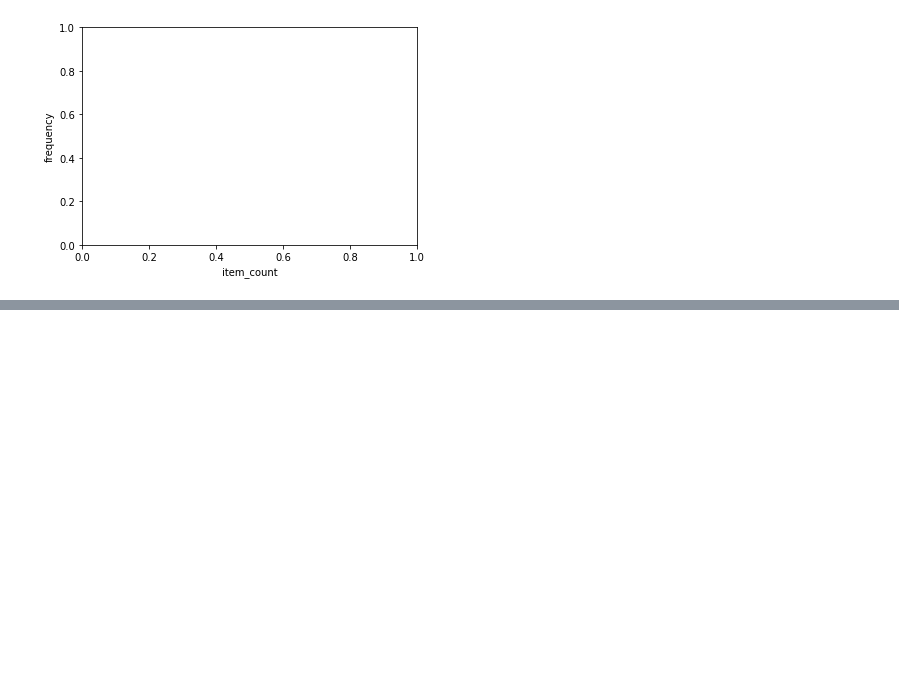
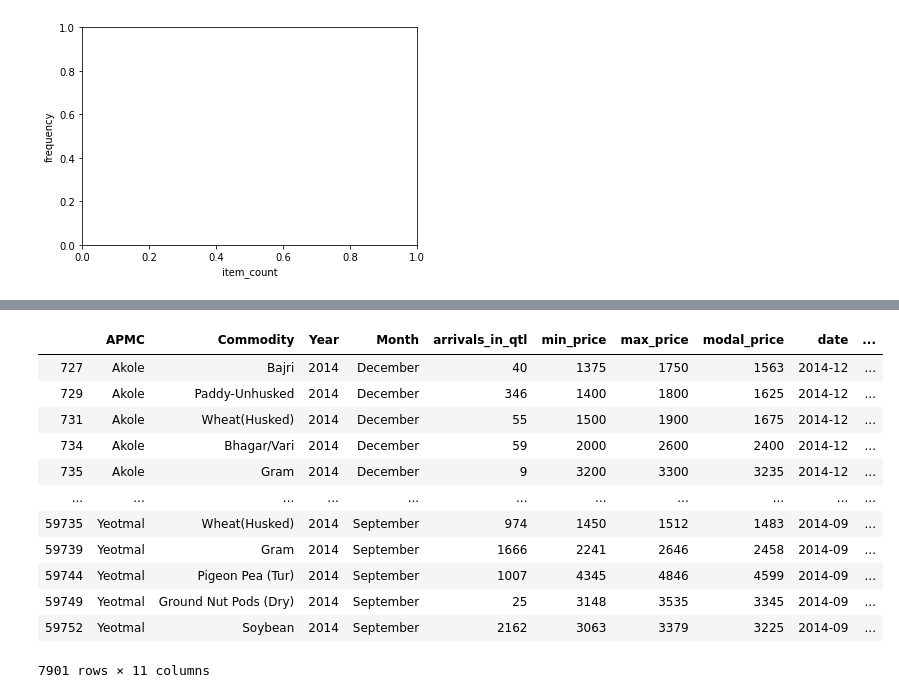
Before and after one commit to BillyGareth/bgds_ai, a Jupyter notebook: BASIC_PANDAS.ipynb, the cells around one changed output, grey strips where cells are left out. Saved outputs shown, nothing was run; the diff lists cells and outputs as text; code cells hidden in the pictures; blank space fills up the shorter version.

```diff
--- a/BASIC_PANDAS.ipynb
+++ b/BASIC_PANDAS.ipynb
@@ -894,0 +994,16 @@ Text(0, 0.5, 'frequency')
+# %%
+mond[mond['Year'].isin(['2015' and '2014'])]
+# %% [output]
+|  | APMC | Commodity | Year | Month | arrivals_in_qtl | min_price | max_price | modal_price | date | ... |
+| 727 | Akole | Bajri | 2014 | December | 40 | 1375 | 1750 | 1563 | 2014-12 | ... |
+| 729 | Akole | Paddy-Unhusked | 2014 | December | 346 | 1400 | 1800 | 1625 | 2014-12 | ... |
+| 731 | Akole | Wheat(Husked) | 2014 | December | 55 | 1500 | 1900 | 1675 | 2014-12 | ... |
+| 734 | Akole | Bhagar/Vari | 2014 | December | 59 | 2000 | 2600 | 2400 | 2014-12 | ... |
+| 735 | Akole | Gram | 2014 | December | 9 | 3200 | 3300 | 3235 | 2014-12 | ... |
+| ... | ... | ... | ... | ... | ... | ... | ... | ... | ... | ... |
+| 59735 | Yeotmal | Wheat(Husked) | 2014 | September | 974 | 1450 | 1512 | 1483 | 2014-09 | ... |
+| 59739 | Yeotmal | Gram | 2014 | September | 1666 | 2241 | 2646 | 2458 | 2014-09 | ... |
+| 59744 | Yeotmal | Pigeon Pea (Tur) | 2014 | September | 1007 | 4345 | 4846 | 4599 | 2014-09 | ... |
+| 59749 | Yeotmal | Ground Nut Pods (Dry) | 2014 | September | 25 | 3148 | 3535 | 3345 | 2014-09 | ... |
+| 59752 | Yeotmal | Soybean | 2014 | September | 2162 | 3063 | 3379 | 3225 | 2014-09 | ... |
+7901 rows × 11 columns
```
Also changed, not shown: parts of 16 cells of this notebook.
